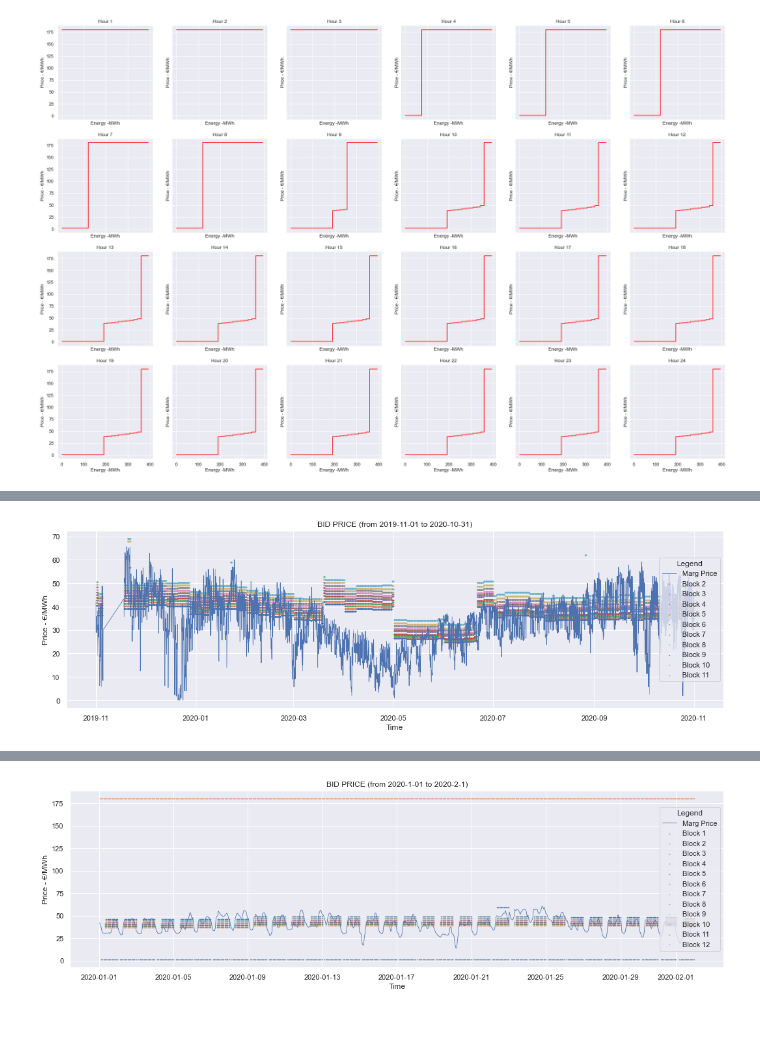
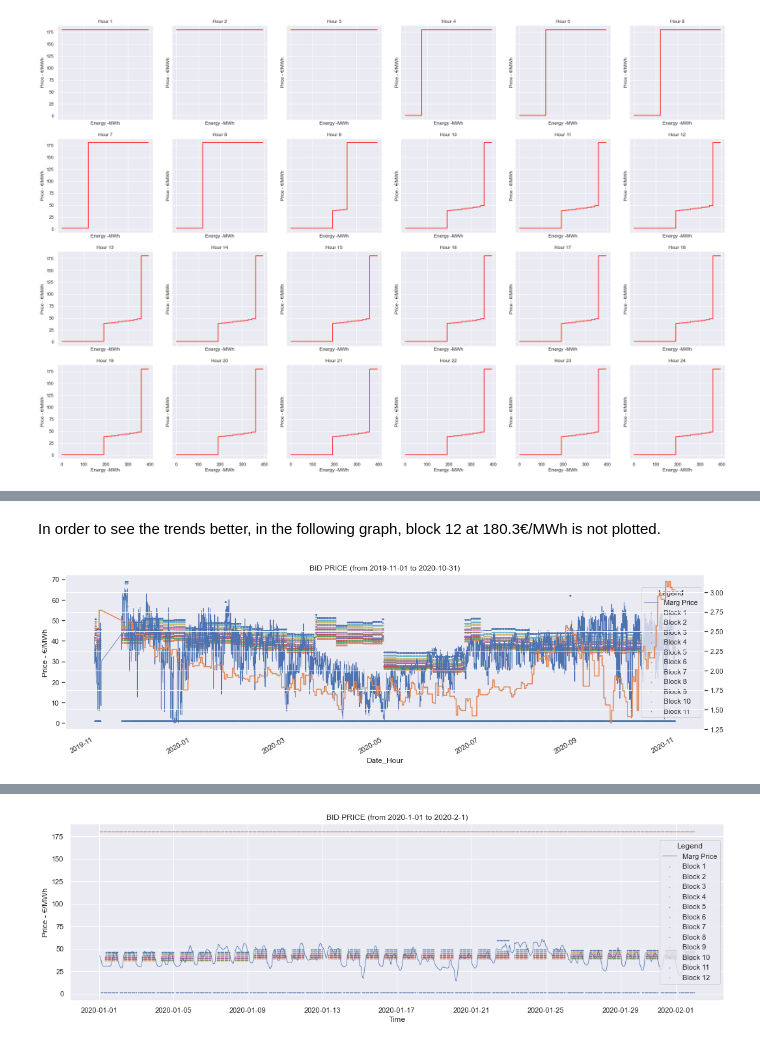
Before and after one commit to luisdelpozo/TFM, a Jupyter notebook: 10_CC_PALOS1_base.ipynb, the cells around one changed output, grey strips where cells are left out. Saved outputs shown, nothing was run; the diff lists cells and outputs as text; code cells hidden in the pictures.

```diff
--- a/10_CC_PALOS1_base.ipynb
+++ b/10_CC_PALOS1_base.ipynb
@@ -723,7 +734,7 @@ plot_24bids(df_curve, '2020-10-25')
 # %%
 df_plot = df_curve.copy()
-df_plot = df_plot[['Year','Month', 'Day', 'Period', 'Block', 'Energy_tot', 'Price', 'Marg_Price']]
+df_plot = df_plot[['Year','Month', 'Day', 'Period', 'Block', 'Energy_tot', 'Price', 'Marg_Price', 'NG_Price']]
 df_plot.rename(columns={"Period": "Hour"}, inplace = True)
 df_plot['Date_Hour'] = pd.to_datetime(df_plot[['Year', 'Month', 'Day', 'Hour']])
-df_plot_reduced = df_plot.set_index('Date_Hour')
-df_plot_reduced = df_plot_reduced[['Block', 'Hour', 'Energy_tot', 'Price', 'Marg_Price']]
+df_plot_reduced = df_plot.set_index('Date_Hour') #New time index is created
+df_plot_reduced = df_plot_reduced[['Block', 'Hour', 'Energy_tot', 'Price', 'Marg_Price', 'NG_Price']]
@@ -730,5 +753,12 @@ df_plot_reduced = df_plot_reduced[['Block', 'Hour', 'Energy_tot', 'Price', 'Marg
+# %% [markdown]
+In order to see the trends better, in the following graph, block 12 at 180.3€/MWh is not plotted.
 # %%
-plot_bid_timeperiod(df_plot_reduced,str(df_curve['Date'].min())[0:10],
-                    str(df_curve['Date'].max())[0:10],2,11, block_all)
+start_date = str(df_curve['Date'].min())[0:10]
+end_date = str(df_curve['Date'].max())[0:10]
+
+plot_bid_timeperiod(df_plot_reduced,start_date, end_date, 1, 11, block_all)
+
+df_plot_NG = df_plot_reduced.loc[start_date+' 01':end_date+' 23']
+df_plot_NG[df_plot_NG['Block']==block_all]['NG_Price'].plot(secondary_y=True);
 # %% [output]
-[figure, old version]
+[figure, new version]
```
Also changed, not shown: parts of 184 cells of this notebook.
